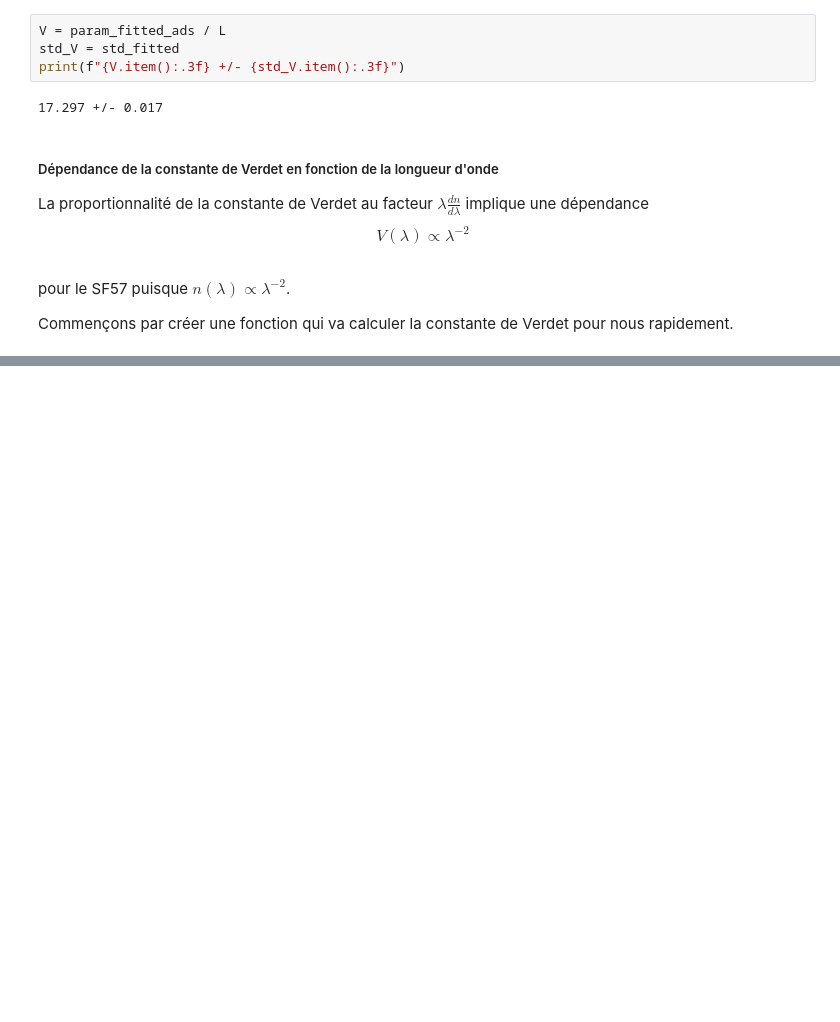
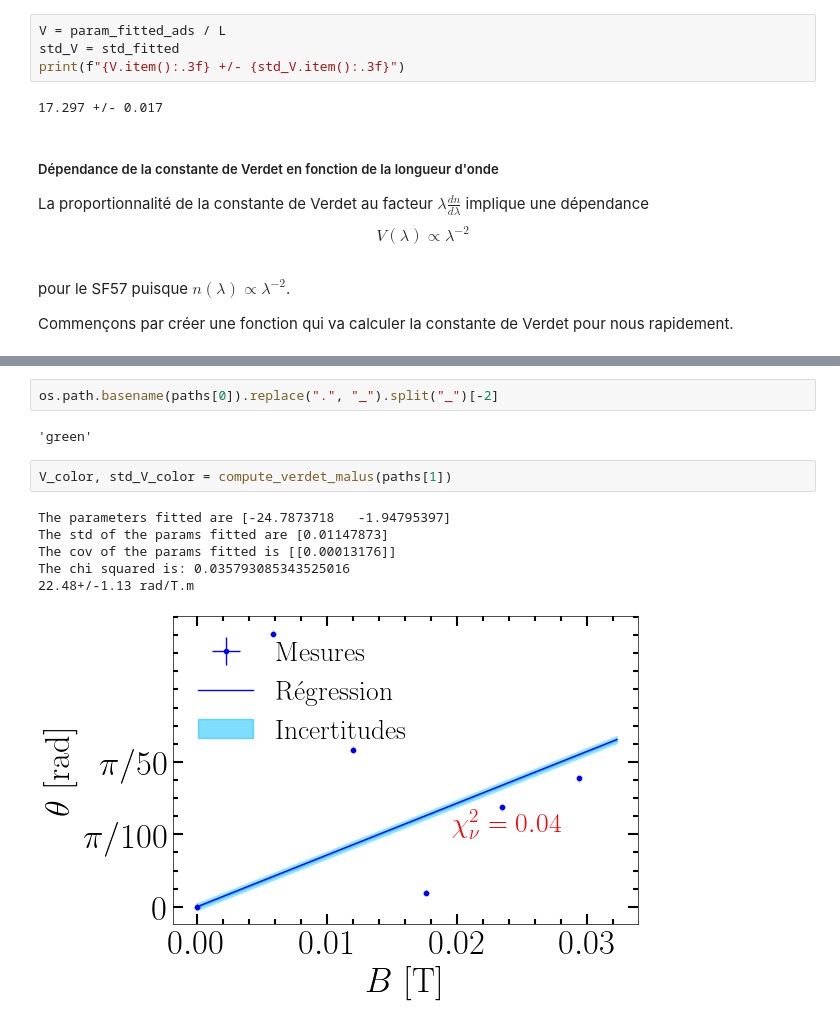
Before and after one commit to EnceladeCandy/phy3040, a Jupyter notebook: notebooks/faraday.ipynb, the cells around one changed output, grey strips where cells are left out. Saved outputs shown, nothing was run; the diff lists cells and outputs as text; blank space fills up the shorter version.

```diff
--- a/notebooks/faraday.ipynb
+++ b/notebooks/faraday.ipynb
@@ -820,0 +859,13 @@ Commençons par créer une fonction qui va calculer la constante de Verdet pour
+# %%
+os.path.basename(paths[0]).replace(".", "_").split("_")[-2]
+# %% [output]
+'green'
+# %%
+V_color, std_V_color = compute_verdet_malus(paths[1])
+# %% [output]
+The parameters fitted are [-24.7873718   -1.94795397]
+The std of the params fitted are [0.01147873]
+The cov of the params fitted is [[0.00013176]]
+The chi squared is: 0.035793085343525016
+22.48+/-1.13 rad/T.m
+[figure, added]
```
Also changed, not shown: parts of 29 cells of this notebook, 1 other file.
